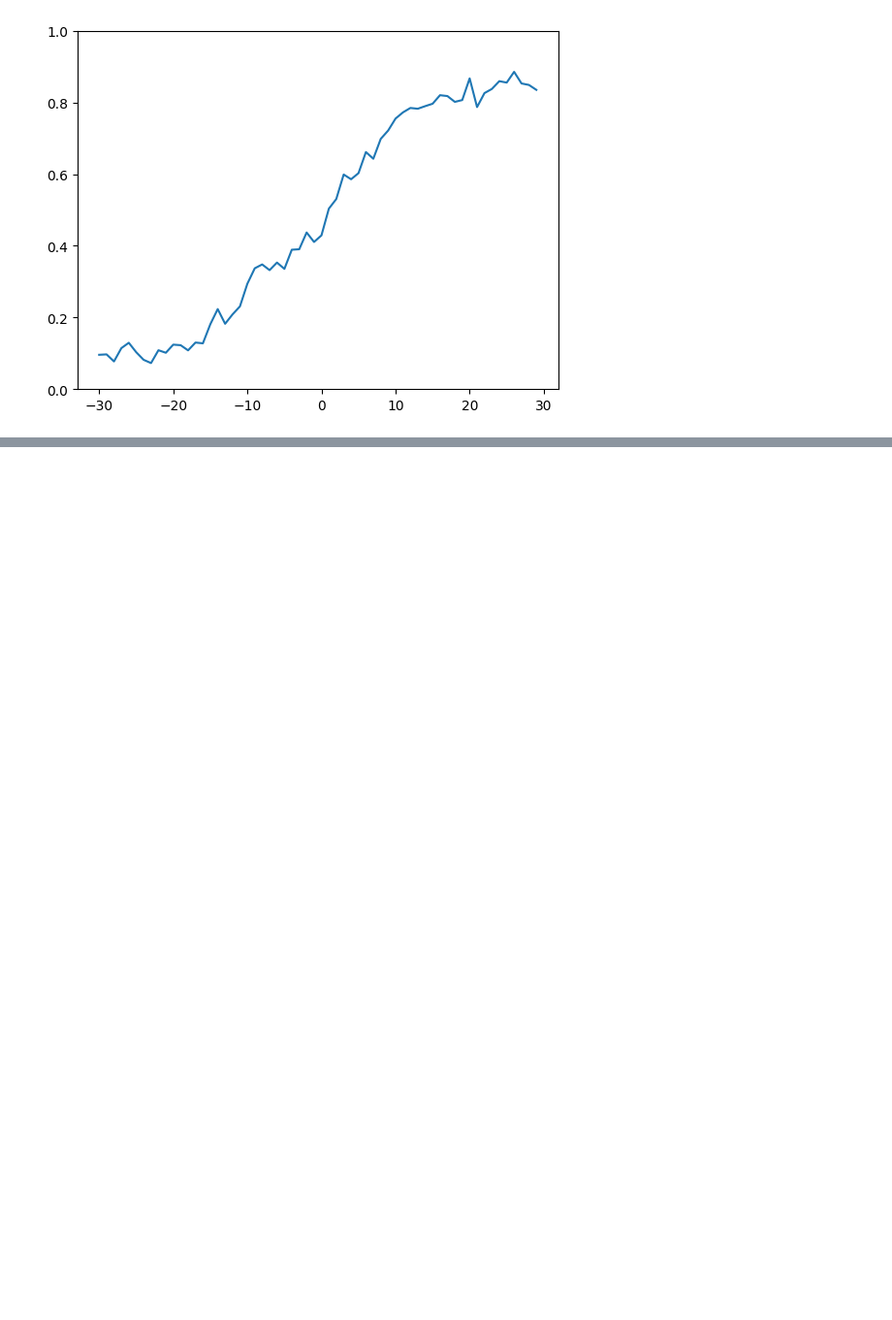
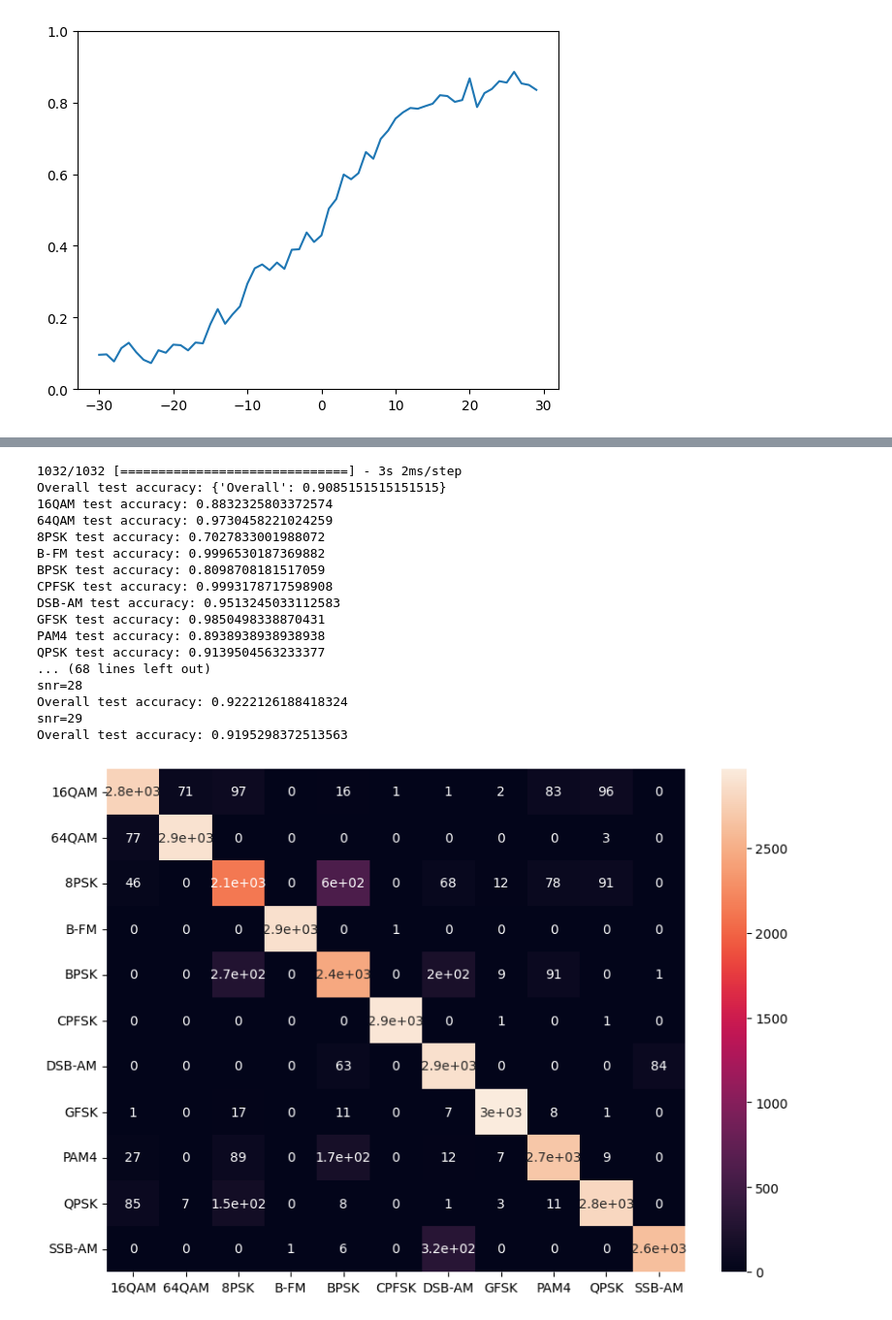
Before and after one commit to google/CFU-Playground, a Jupyter notebook: models/final_models_evaluation/cnn_mixed_v2.ipynb, the cells around one changed output, grey strips where cells are left out. Shown at 97% size. Drawn from its saved outputs; the diff is of its cells as text; code cells hidden in the pictures; blank space fills up the shorter version.

Commit message:
Update models from training docker

```diff
--- a/models/final_models_evaluation/cnn_mixed_v2.ipynb
+++ b/models/final_models_evaluation/cnn_mixed_v2.ipynb
@@ -592,0 +636,4 @@ len(train_data)
+# %%
+model_path = "CNN_mixed_v2_0-30_quant/experiment_0/model"
+model_quant_path = "CNN_mixed_v2_0-30_quant/experiment_0/model_quant"
+model = tf.keras.models.load_model(model_path)
@@ -592,0 +648,4 @@ len(train_data)
+# %%
+cm_test, cls_to_acc_test = evaluate_model(model, test_data, test_labels, verbose=True)
+snr_to_acc_test = get_snr_to_acc(model, test_data, test_labels, test_indecies, verbose=True)
+# %% [output]
@@ -592,0 +654,18 @@ len(train_data)
+1032/1032 [==============================] - 3s 2ms/step
+Overall test accuracy: {'Overall': 0.9085151515151515}
+16QAM test accuracy: 0.8832325803372574
+64QAM test accuracy: 0.9730458221024259
+8PSK test accuracy: 0.7027833001988072
+B-FM test accuracy: 0.9996530187369882
+BPSK test accuracy: 0.8098708181517059
+CPFSK test accuracy: 0.9993178717598908
+DSB-AM test accuracy: 0.9513245033112583
+GFSK test accuracy: 0.9850498338870431
+PAM4 test accuracy: 0.8938938938938938
+QPSK test accuracy: 0.9139504563233377
+... (68 lines left out)
+snr=28
+Overall test accuracy: 0.9222126188418324
+snr=29
+Overall test accuracy: 0.9195298372513563
+[figure, added]
```
Also changed, not shown: parts of 18 cells of this notebook, 4 other files.
